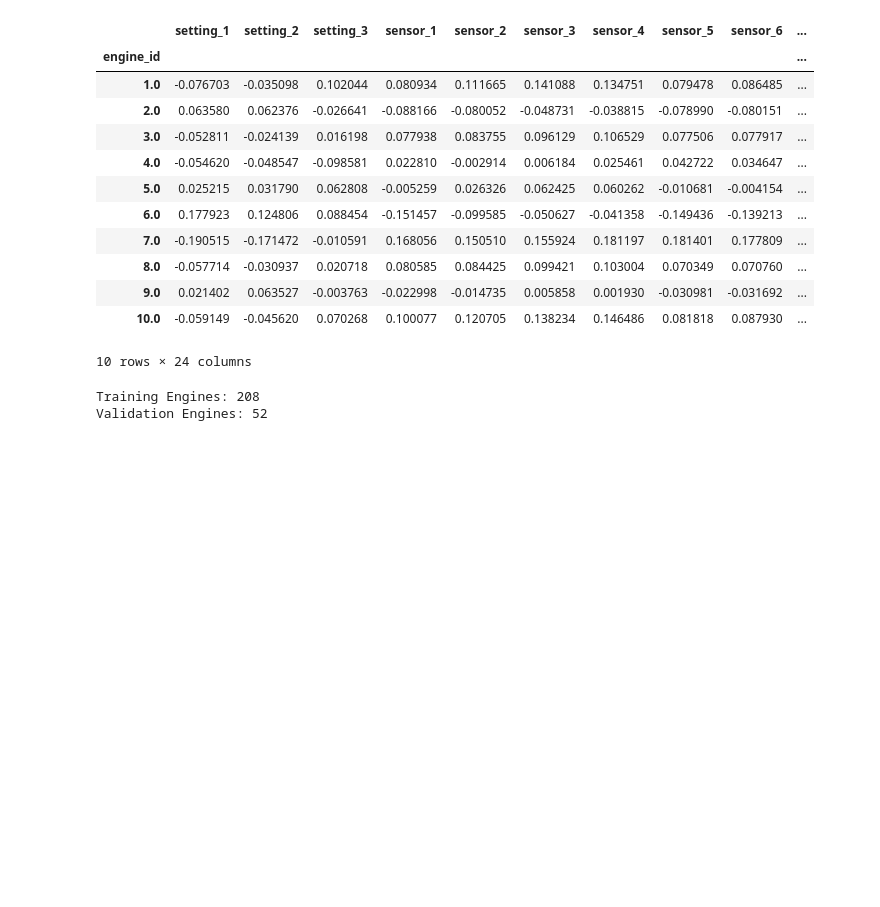
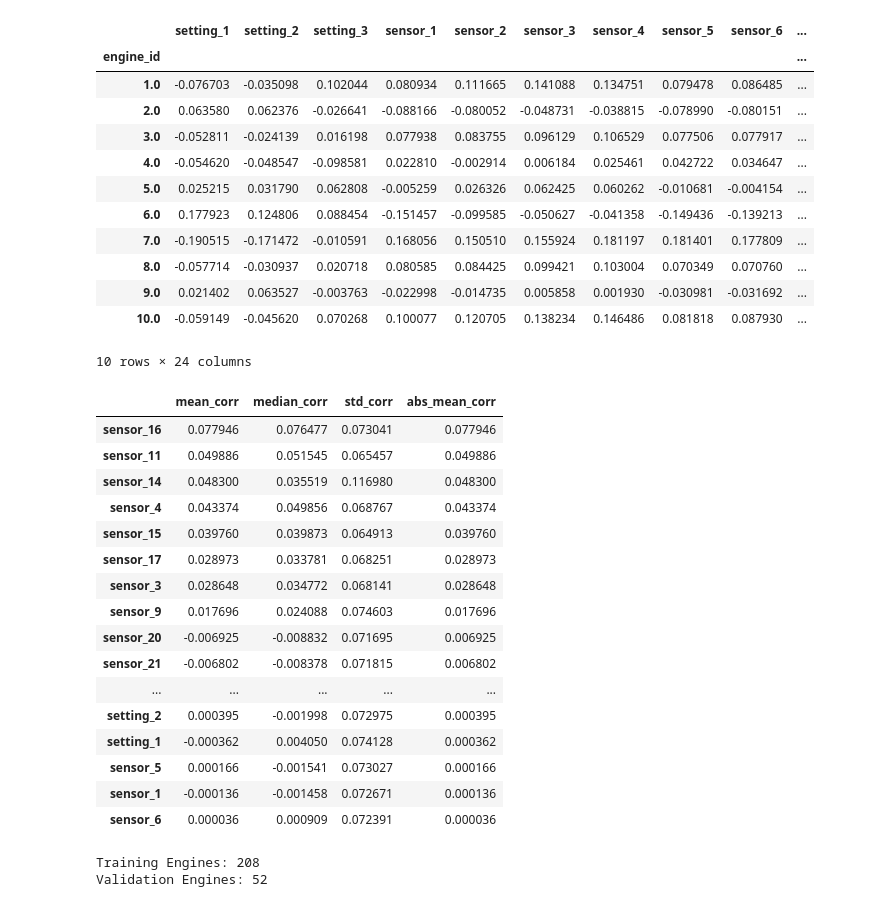
Before and after one commit to Kaushal7725/predictive-maintenance, a Jupyter notebook: notebooks/02_data_explor.ipynb, the cells around one changed output. Cells and saved outputs as stored; diff of their text form; code cells hidden in the pictures; blank space fills up the shorter version.

Commit message:
added summary of sensors

```diff
--- a/notebooks/02_data_explor.ipynb
+++ b/notebooks/02_data_explor.ipynb
@@ -171,6 +171,31 @@ engine_corrs.head(10)
 | 9.0 | 0.021402 | 0.063527 | -0.003763 | -0.022998 | -0.014735 | 0.005858 | 0.001930 | -0.030981 | -0.031692 | ... |
 | 10.0 | -0.059149 | -0.045620 | 0.070268 | 0.100077 | 0.120705 | 0.138234 | 0.146486 | 0.081818 | 0.087930 | ... |
 10 rows × 24 columns
+# %%
+sensor_summary = engine_corrs.agg(["mean", "median", "std"]).T
+sensor_summary.columns = ["mean_corr", "median_corr", "std_corr"]
+sensor_summary["abs_mean_corr"] = sensor_summary["mean_corr"].abs()
+sensor_summary = sensor_summary.sort_values("abs_mean_corr", ascending=False)
+sensor_summary.to_csv("../data/sensor_degradation_summary_FD002.csv")
+sensor_summary
+# %% [output]
+|  | mean_corr | median_corr | std_corr | abs_mean_corr |
+| sensor_16 | 0.077946 | 0.076477 | 0.073041 | 0.077946 |
+| sensor_11 | 0.049886 | 0.051545 | 0.065457 | 0.049886 |
+| sensor_14 | 0.048300 | 0.035519 | 0.116980 | 0.048300 |
+| sensor_4 | 0.043374 | 0.049856 | 0.068767 | 0.043374 |
+| sensor_15 | 0.039760 | 0.039873 | 0.064913 | 0.039760 |
+| sensor_17 | 0.028973 | 0.033781 | 0.068251 | 0.028973 |
+| sensor_3 | 0.028648 | 0.034772 | 0.068141 | 0.028648 |
+| sensor_9 | 0.017696 | 0.024088 | 0.074603 | 0.017696 |
+| sensor_20 | -0.006925 | -0.008832 | 0.071695 | 0.006925 |
+| sensor_21 | -0.006802 | -0.008378 | 0.071815 | 0.006802 |
+| ... | ... | ... | ... | ... |
+| setting_2 | 0.000395 | -0.001998 | 0.072975 | 0.000395 |
+| setting_1 | -0.000362 | 0.004050 | 0.074128 | 0.000362 |
+| sensor_5 | 0.000166 | -0.001541 | 0.073027 | 0.000166 |
+| sensor_1 | -0.000136 | -0.001458 | 0.072671 | 0.000136 |
+| sensor_6 | 0.000036 | 0.000909 | 0.072391 | 0.000036 |
 # %%
 from sklearn.model_selection import train_test_split
 engine_ids = train["engine_id"].unique()
```
Also changed, not shown: 7 other files.
